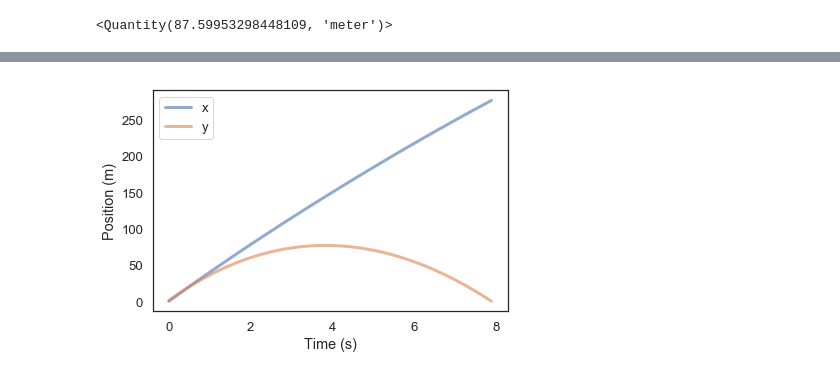
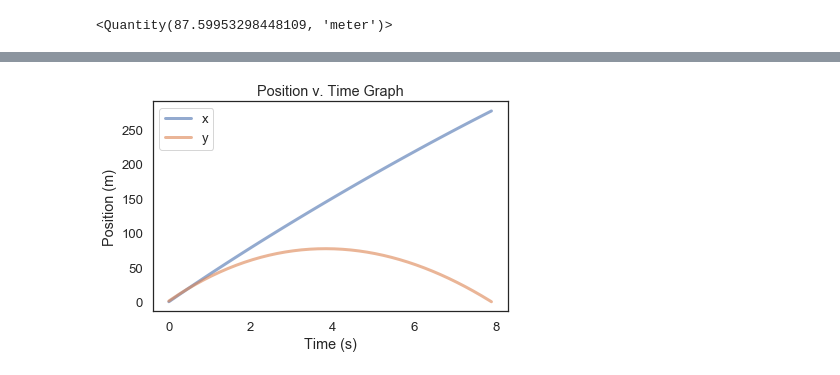
Before and after one commit to Riya-1/ModSim-Project3, a Jupyter notebook: Project 3 - Odalys and Riya.ipynb, the cells around one changed output, grey strips where cells are left out. Saved outputs shown, nothing was run; the diff lists cells and outputs as text; code cells hidden in the pictures.

Commit message:
Graphs Added

```diff
--- a/Project 3 - Odalys and Riya.ipynb
+++ b/Project 3 - Odalys and Riya.ipynb
@@ -161,9 +219,10 @@ height_func(80, params)
 # %%
 results, details = run_ode_solver(system, slope_func, events=event_func, max_step = 0.2*s)
 plot(results.x, label='x')
 plot(results.y, label='y')
 
-decorate(xlabel='Time (s)',
+decorate(title='Position v. Time Graph',
+         xlabel='Time (s)',
          ylabel='Position (m)')
 # %% [output]
-[figure, old version]
+[figure, new version]
```
Also changed, not shown: parts of 8 cells of this notebook.
